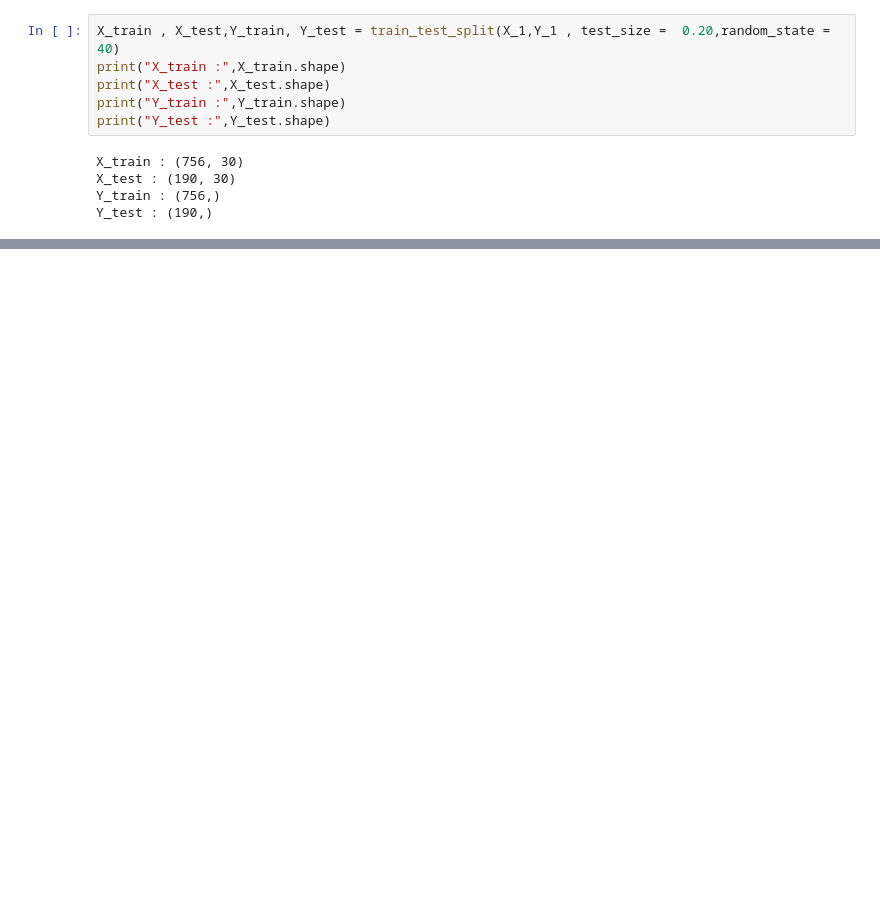
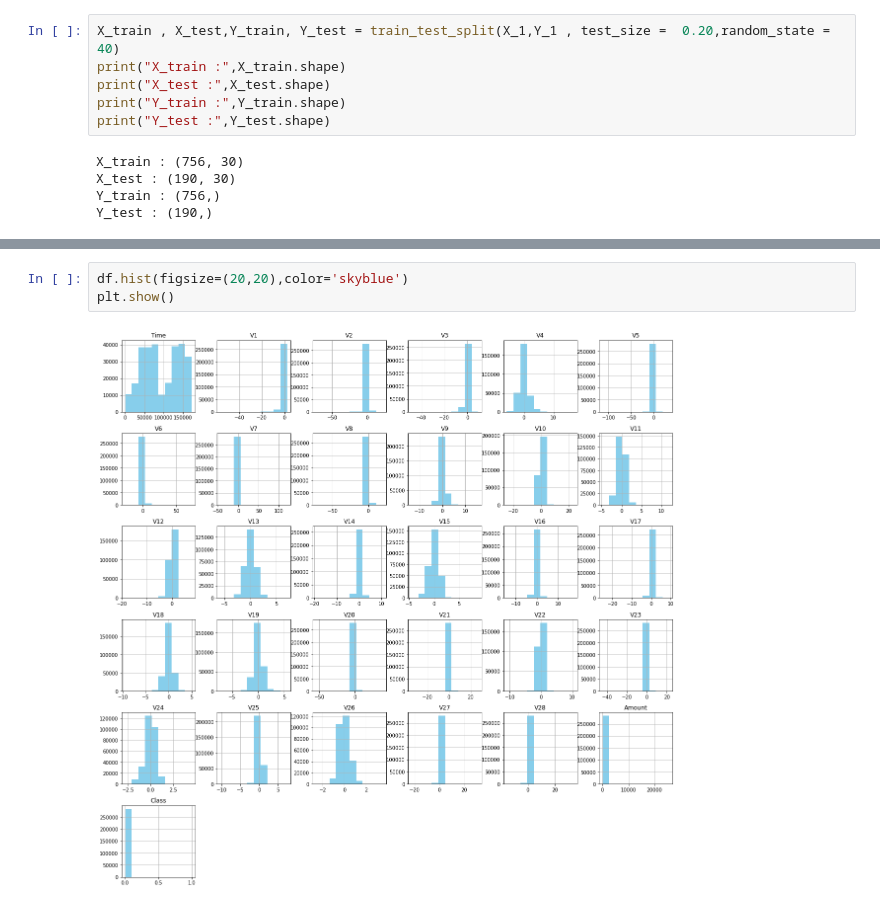
Before and after one commit to Keerthanatata/Credit-card-fraud, a Jupyter notebook: credit_card_frauds.ipynb, the cells around one changed output, grey strips where cells are left out. Cells and saved outputs as stored; diff of their text form; blank space fills up the shorter version.

```diff
--- a/credit_card_frauds.ipynb
+++ b/credit_card_frauds.ipynb
@@ -230,0 +254,5 @@ model.score(X_test , Y_test)
+# %%
+df.hist(figsize=(20,20),color='skyblue')
+plt.show()
+# %% [output]
+[figure, added]
```
Also changed, not shown: parts of 25 cells of this notebook.
